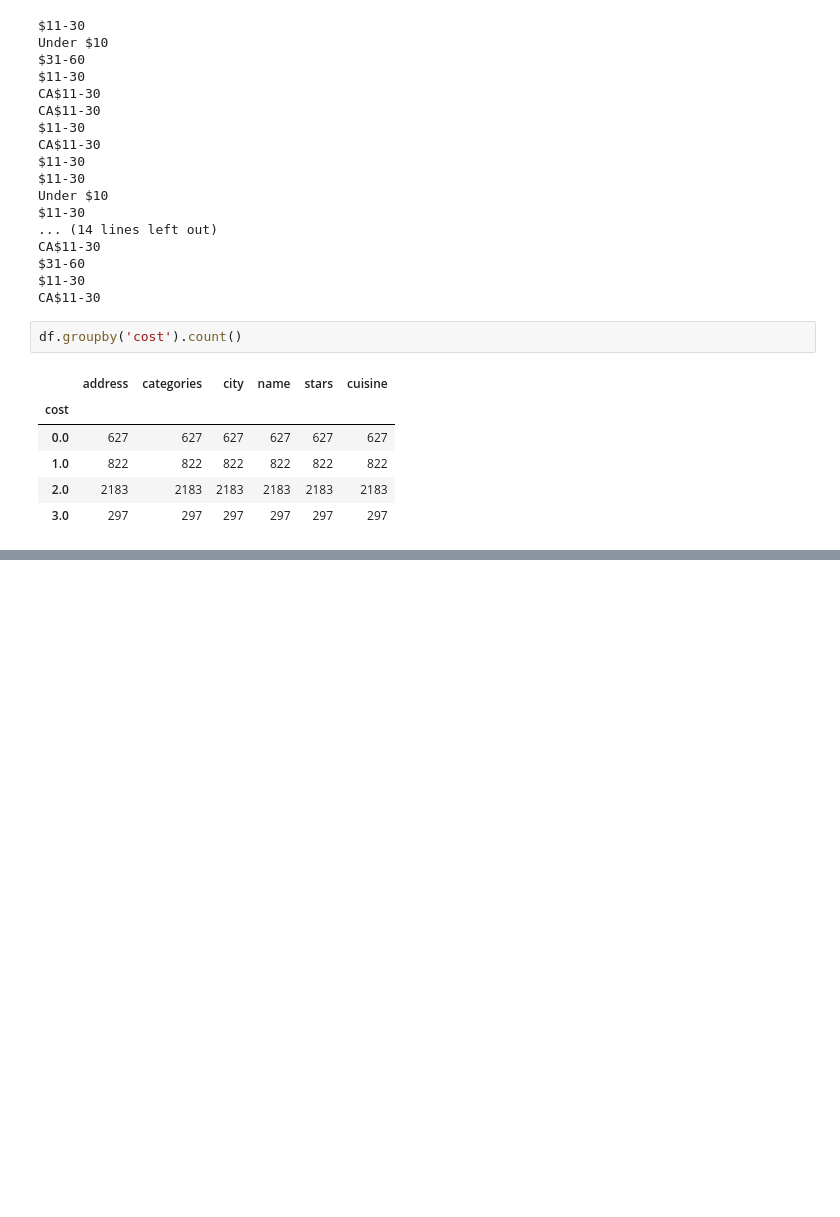
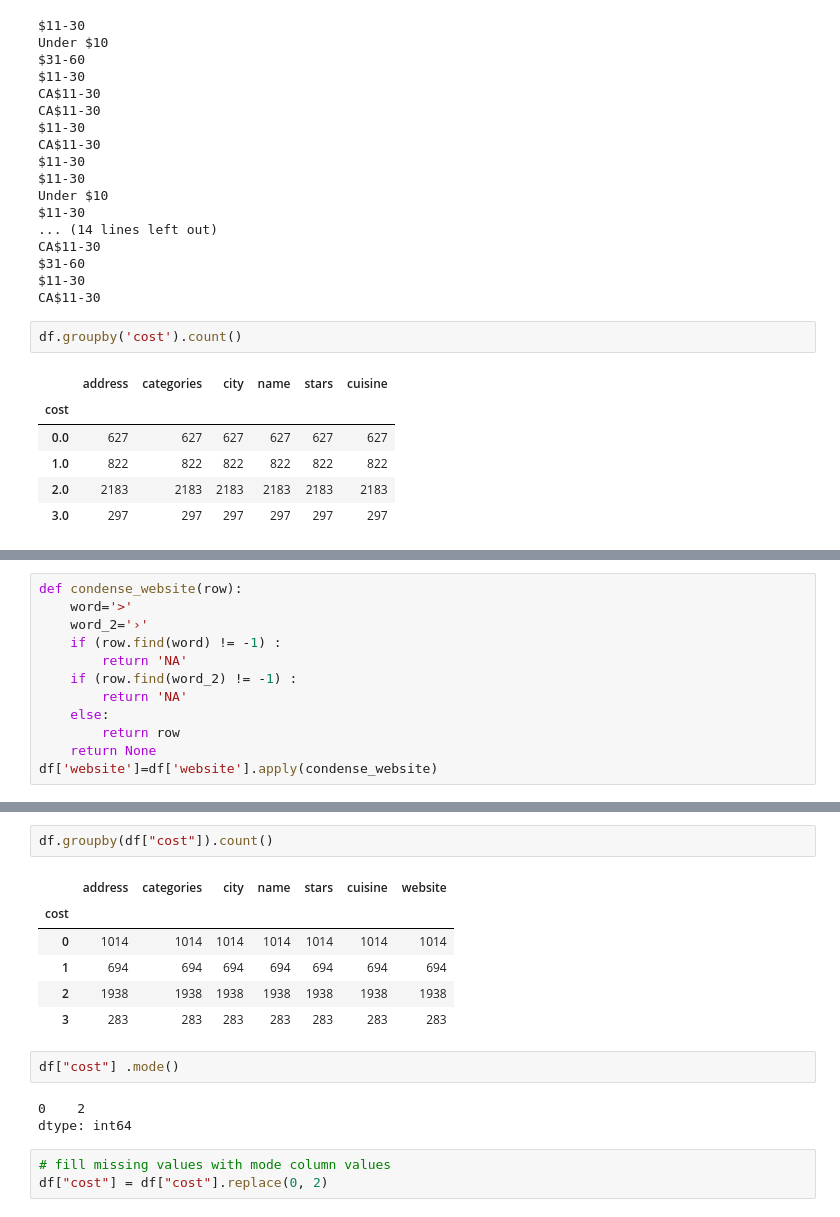
Before and after one commit to A-Aparna/Toronto-Restaurant-Recommendation, a Jupyter notebook: Data_Preparation.ipynb, the cells around one changed output, grey strips where cells are left out. Drawn from its saved outputs; the diff is of its cells as text; blank space fills up the shorter version.

```diff
--- a/Data_Preparation.ipynb
+++ b/Data_Preparation.ipynb
@@ -266,0 +270,12 @@ df.head()
+# %%
+def condense_website(row):
+    word='>'
+    word_2='›'
+    if (row.find(word) != -1) :
+        return 'NA'
+    if (row.find(word_2) != -1) :
+        return 'NA'
+    else:
+        return row
+    return None
+df['website']=df['website'].apply(condense_website)
@@ -266,0 +294,17 @@ df.head()
+# %%
+df.groupby(df["cost"]).count()
+# %% [output]
+|  | address | categories | city | name | stars | cuisine | website |
+| cost |  |  |  |  |  |  |  |
+| 0 | 1014 | 1014 | 1014 | 1014 | 1014 | 1014 | 1014 |
+| 1 | 694 | 694 | 694 | 694 | 694 | 694 | 694 |
+| 2 | 1938 | 1938 | 1938 | 1938 | 1938 | 1938 | 1938 |
+| 3 | 283 | 283 | 283 | 283 | 283 | 283 | 283 |
+# %%
+df["cost"] .mode()
+# %% [output]
+0    2
+dtype: int64
+# %%
+# fill missing values with mode column values
+df["cost"] = df["cost"].replace(0, 2)
```
Also changed, not shown: parts of 4 cells of this notebook.
